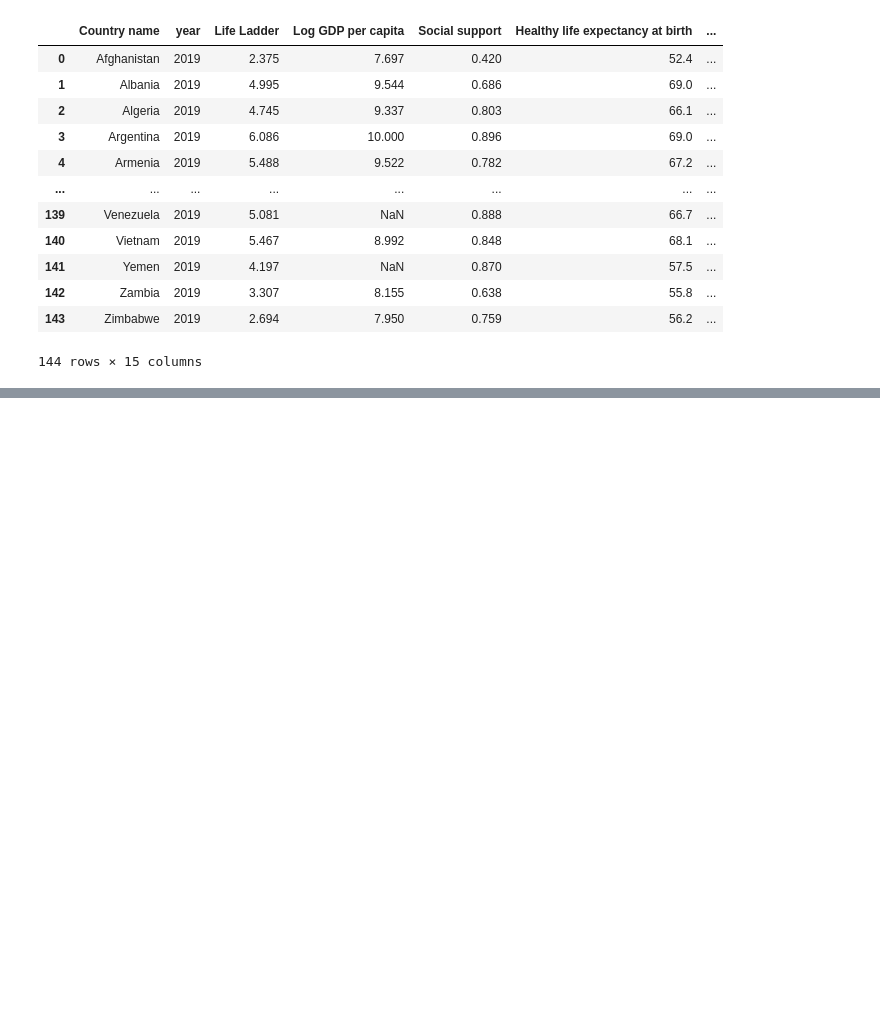
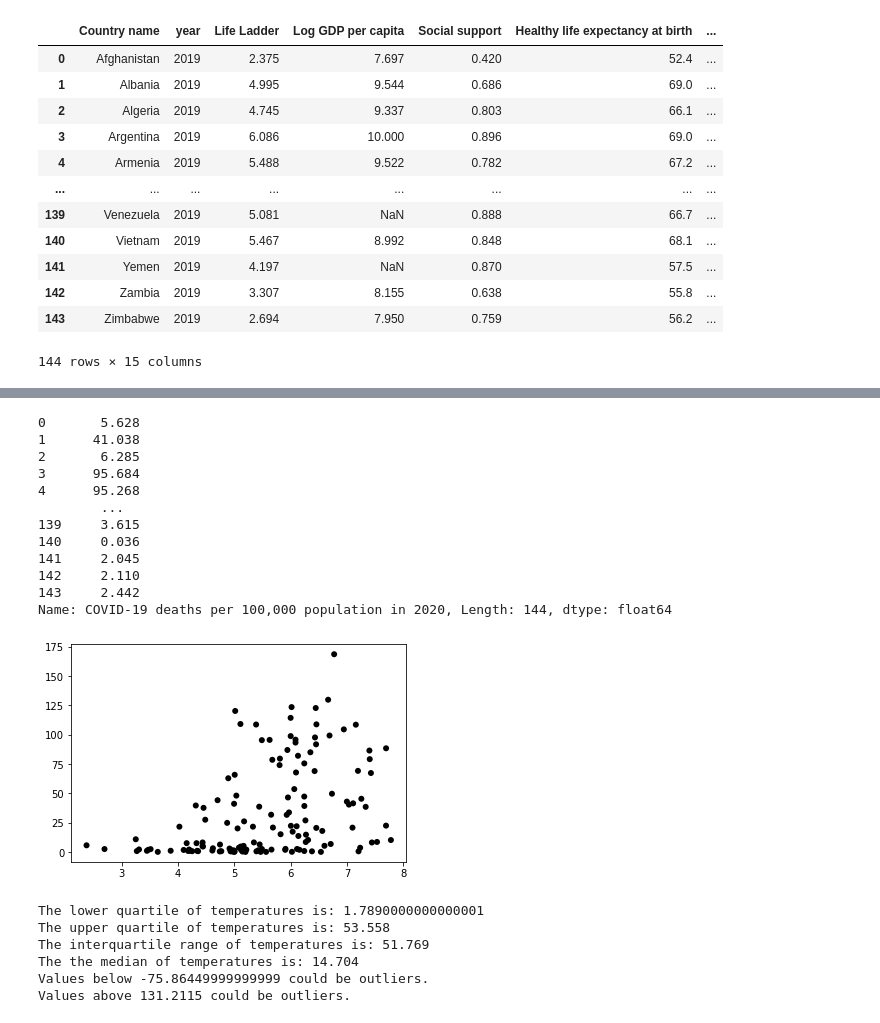
Before and after one commit to sydnipierce/butler-groupD-project1, a Jupyter notebook: Analysis/data_expl_cleansing.ipynb, the cells around one changed output, grey strips where cells are left out. Drawn from its saved outputs; the diff is of its cells as text; code cells hidden in the pictures; blank space fills up the shorter version.

Commit message:
Captured ideas for directions to go with analysis based on initial visualizations

```diff
--- a/Analysis/data_expl_cleansing.ipynb
+++ b/Analysis/data_expl_cleansing.ipynb
@@ -105,0 +125,56 @@ df
+# %%
+# Create initial scatter plots to investigate potential relationships between happiness/death rates
+# Pull columns of interest into series
+life_ladder = df["Life Ladder"]
+covid_death_rate = df["COVID-19 deaths per 100,000 population in 2020"]
+
+
+
+# Create scatter plot comparing the two stats
+plt.scatter(life_ladder, covid_death_rate, marker="o", facecolors="black", edgecolors="none")
+# plt.title("Weight vs. Average Tumor Volume for Mice Treated with Capomulin")
+# plt.xlabel("Weight (g)")
+# plt.ylabel("Tumor Volume (mm3)")
+# plt.ylim(0, 50)
+# plt.xlim(0, 27)
+
+# Display the chart
+# plt.show()
+
+covid_death_rate
+# %% [output]
+0       5.628
+1      41.038
+2       6.285
+3      95.684
+4      95.268
+        ...
+139     3.615
+140     0.036
+141     2.045
+142     2.110
+143     2.442
+Name: COVID-19 deaths per 100,000 population in 2020, Length: 144, dtype: float64
+[figure, added]
+# %%
+quartiles = covid_death_rate.quantile([.25,.5,.75])
+lowerq = quartiles[0.25]
+upperq = quartiles[0.75]
+iqr = upperq-lowerq
+
+print(f"The lower quartile of temperatures is: {lowerq}")
+print(f"The upper quartile of temperatures is: {upperq}")
+print(f"The interquartile range of temperatures is: {iqr}")
+print(f"The the median of temperatures is: {quartiles[0.5]} ")
+
+lower_bound = lowerq - (1.5*iqr)
+upper_bound = upperq + (1.5*iqr)
+print(f"Values below {lower_bound} could be outliers.")
+print(f"Values above {upper_bound} could be outliers.")
+# %% [output]
+The lower quartile of temperatures is: 1.7890000000000001
+The upper quartile of temperatures is: 53.558
+The interquartile range of temperatures is: 51.769
+The the median of temperatures is: 14.704
+Values below -75.86449999999999 could be outliers.
+Values above 131.2115 could be outliers.
```
Also changed, not shown: parts of 3 cells of this notebook.
